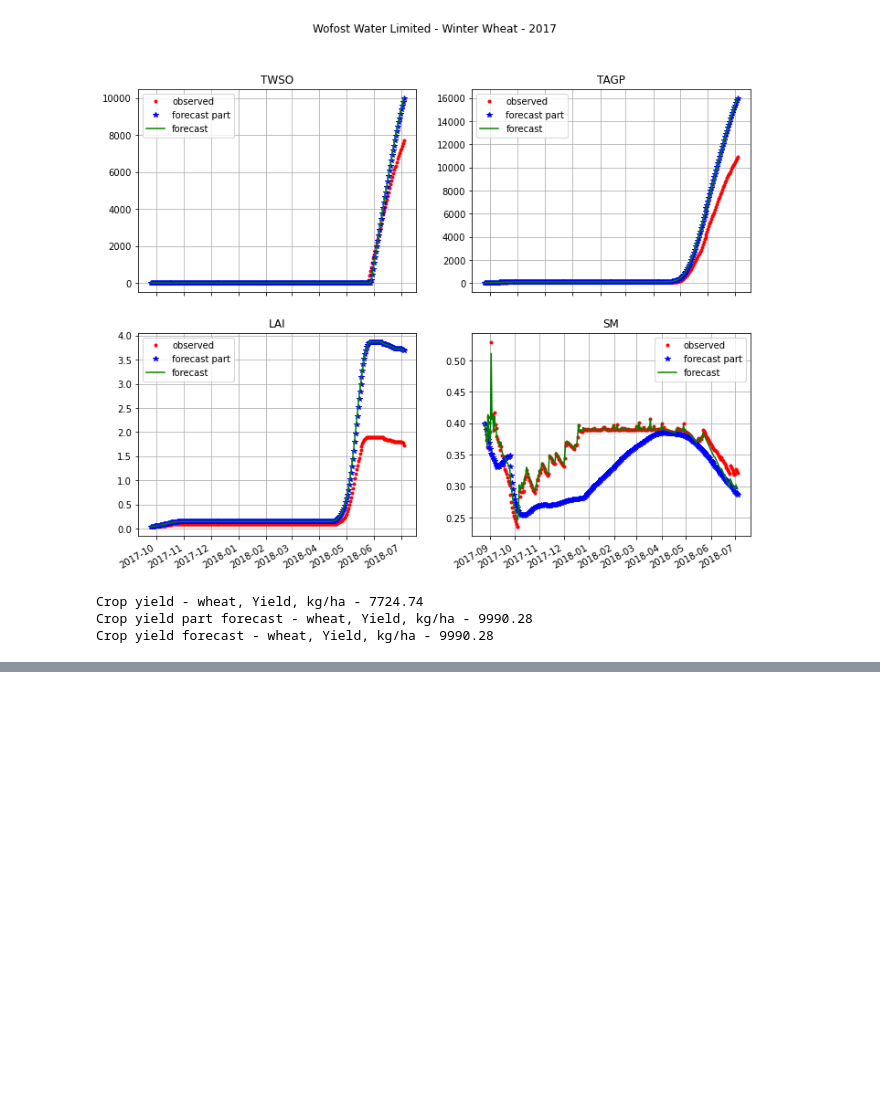
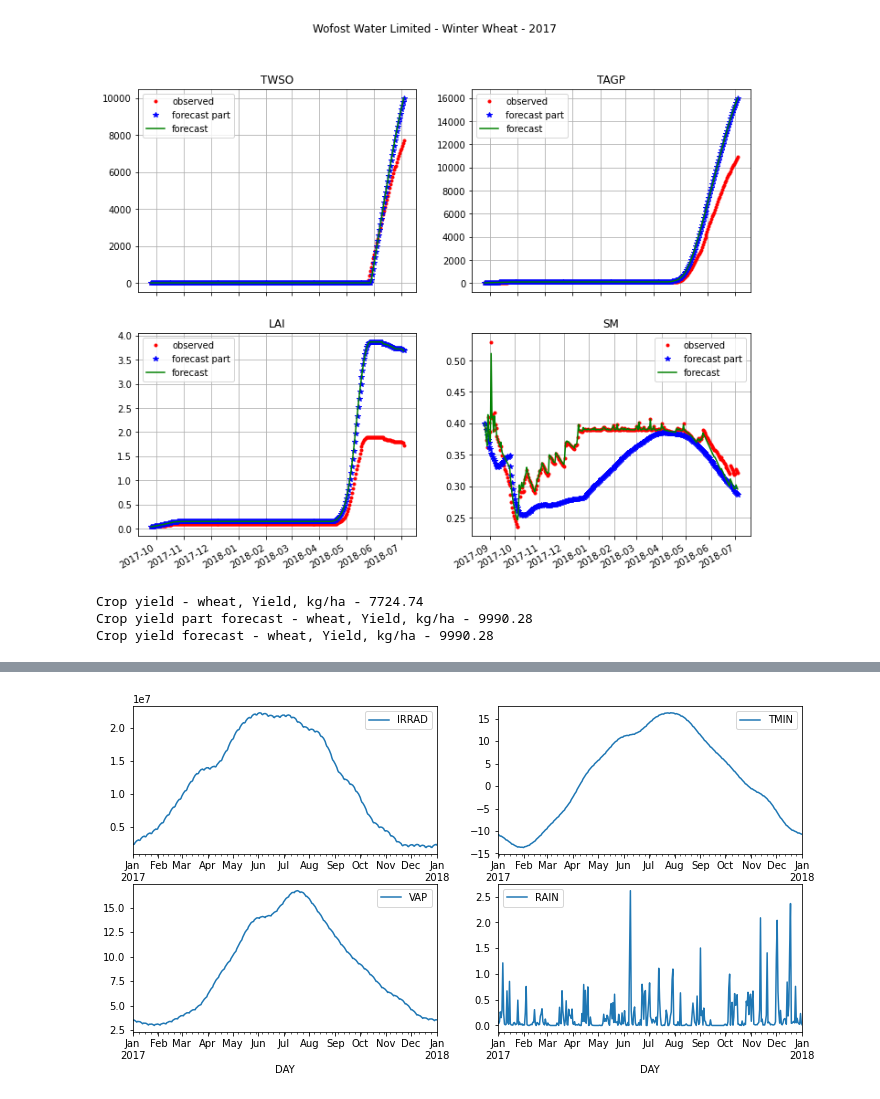
Before and after one commit to mishagrol/CS_MSU, a Jupyter notebook: Course Work/WOFOST.ipynb, the cells around one changed output, grey strips where cells are left out. Drawn from its saved outputs; the diff is of its cells as text; code cells hidden in the pictures; blank space fills up the shorter version.

```diff
--- a/Course Work/WOFOST.ipynb
+++ b/Course Work/WOFOST.ipynb
@@ -628,0 +686,8 @@ Crop yield forecast - wheat, Yield, kg/ha - 9990.28
+# %%
+fig, (axes) = plt.subplots(2,2, figsize=(12,6))
+axes = (axes).flatten()
+for i, parameter in enumerate(['IRRAD', 'TMIN', 'VAP', 'RAIN']):
+    select[parameter].plot(ax=axes[i],label = parameter)
+    axes[i].legend()
+# %% [output]
+[figure, added]
```
Also changed, not shown: parts of 8 cells of this notebook.
